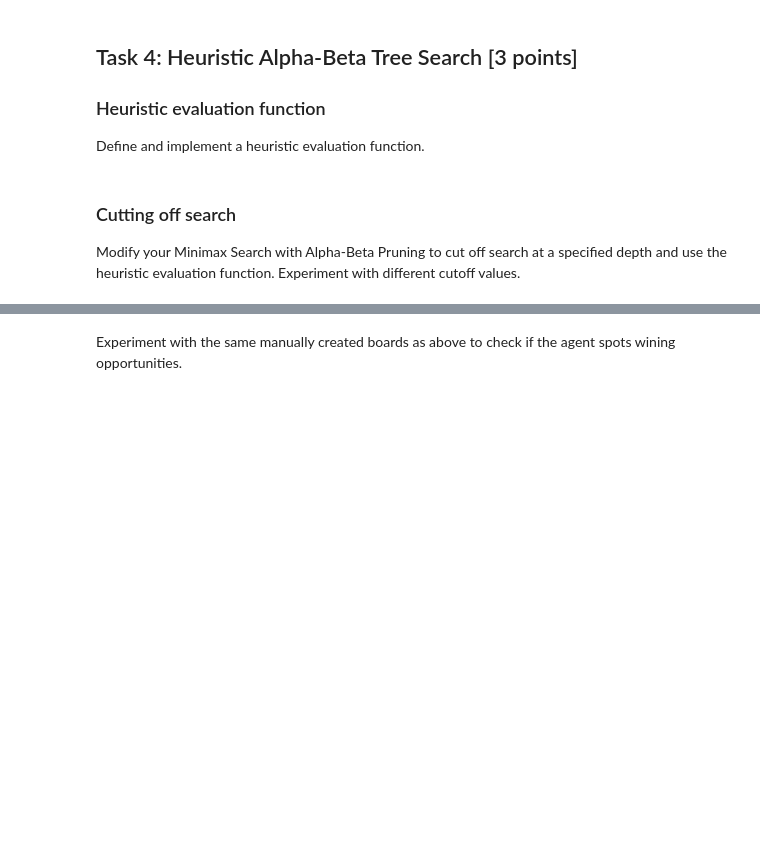
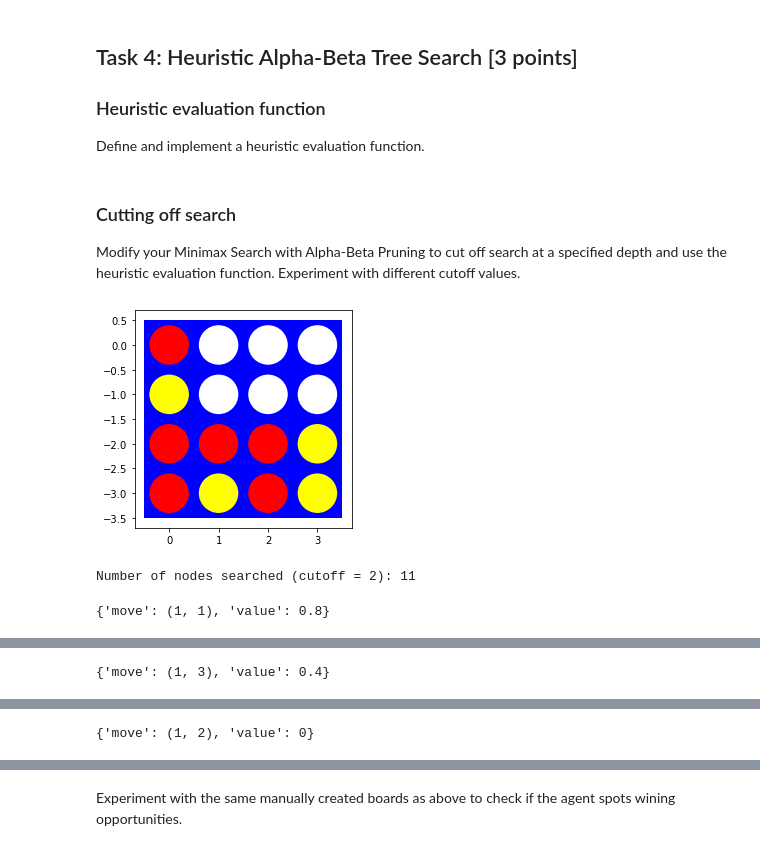
Before and after one commit to Naishur-M/CS7320-AI, a Jupyter notebook: Games/assignment_connect4.ipynb, the cells around one changed output, grey strips where cells are left out. Drawn from its saved outputs; the diff is of its cells as text; code cells hidden in the pictures; blank space fills up the shorter version.

Commit message:
Hurestic alpha-beta

```diff
--- a/Games/assignment_connect4.ipynb
+++ b/Games/assignment_connect4.ipynb
@@ -584,0 +802,21 @@ Modify your Minimax Search with Alpha-Beta Pruning to cut off search at a specif
+# %%
+board =  [[1, 0, 0, 0],
+         [-1, 0, 0, 0],
+         [1, 1, 1, -1],
+         [1, -1, 1, -1]]
+
+visualize(board)
+
+DEBUG = 1
+COUNT = 0
+
+print()
+%time display(alpha_beta_search(board, 2))
+
+%time display(alpha_beta_search(board, 4))
+
+%time display(alpha_beta_search(board, 8))
+# %% [output]
+[figure, added]
+Number of nodes searched (cutoff = 2): 11
+{'move': (1, 1), 'value': 0.8}
@@ -584,0 +826 @@ Modify your Minimax Search with Alpha-Beta Pruning to cut off search at a specif
+{'move': (1, 3), 'value': 0.4}
@@ -584,0 +830 @@ Modify your Minimax Search with Alpha-Beta Pruning to cut off search at a specif
+{'move': (1, 2), 'value': 0}
```
Also changed, not shown: parts of 27 cells of this notebook.
